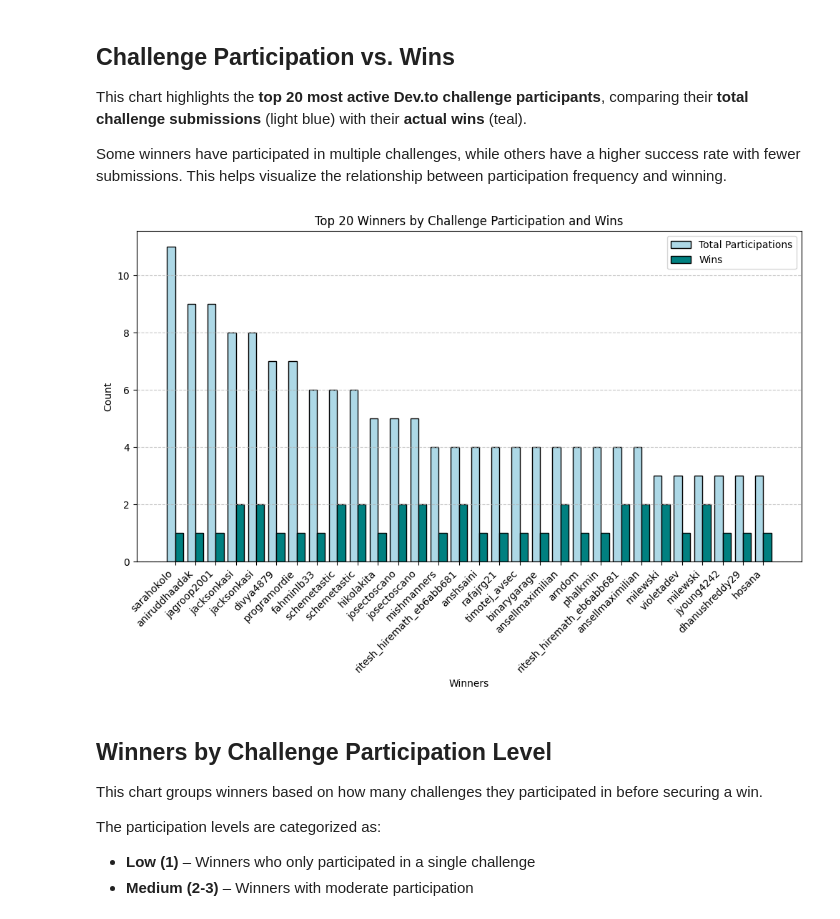
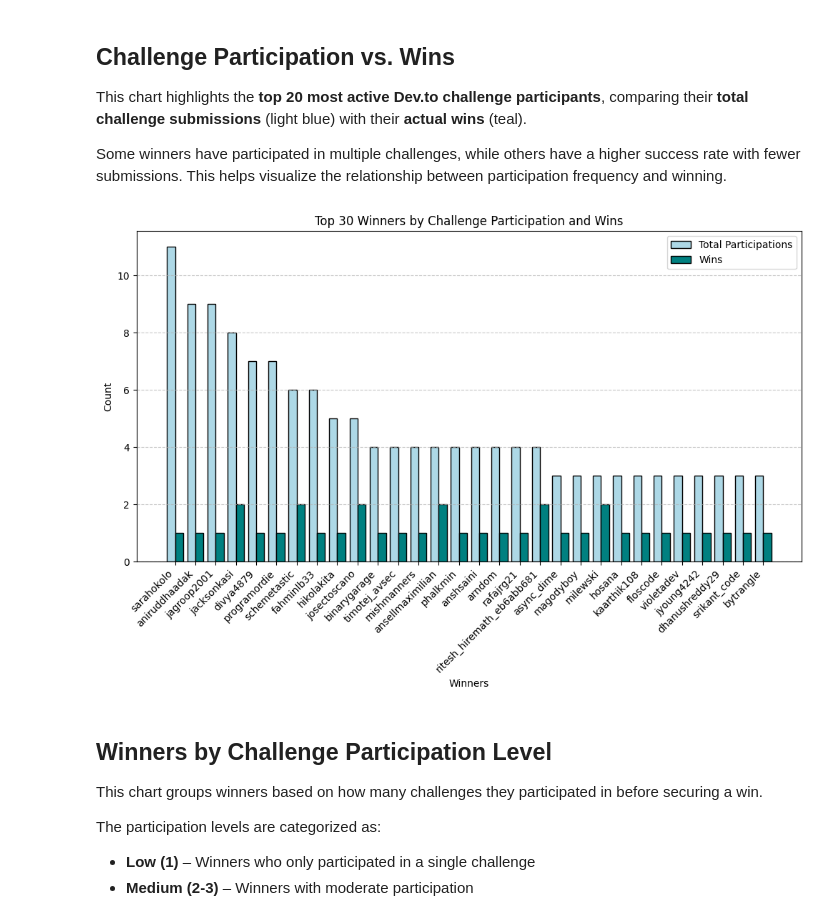
Before and after one commit to olgazju/blog_dev_to_audience_analyzer, a Jupyter notebook: dev-to-challenges.ipynb, the cells around one changed output. Cells and saved outputs as stored; diff of their text form; code cells hidden in the pictures.

```diff
--- a/dev-to-challenges.ipynb
+++ b/dev-to-challenges.ipynb
@@ -244,6 +244,12 @@ To focus on meaningful contributions, we filter out articles with a reading time
 The distribution of winners across these categories is visualized using both a horizontal bar chart and a donut chart.
 # %%
 filtered_winners_data = scraped_winners_data.copy()
+
+# Merge duplicate winners: Convert `challenge_tag` into a list of unique tags per winner, keep the first occurrence of all other columns
+filtered_winners_data = filtered_winners_data.groupby("username", as_index=False).agg({
+    "challendge_tag": lambda tags: list(set(tags)),  # Convert challenge_tag into a list of unique challenge tags
+    **{col: "first" for col in filtered_winners_data.columns if col != "challendge_tag"}  # Keep the first occurrence for all other columns
+})
 
 # Function to filter out articles with reading time ≤ 1 minute
 def filter_articles(row):
@@ -367,38 +373,39 @@ This chart highlights the **top 20 most active Dev.to challenge participants**,
 
 Some winners have participated in multiple challenges, while others have a higher success rate with fewer submissions. This helps visualize the relationship between participation frequency and winning.
 # %%
+extended_scrapped_winners_copy_df = filtered_winners_data.copy()
+
 # Count how many times each winner participated in challenges (based on #devchallenge and specific challenge tags)
-extended_scrapped_winners_copy_df = filtered_winners_data.copy()
 def count_participations(row):
     return sum(1 for tag_list in row['tags'] if 'devchallenge' in tag_list)
 
 extended_scrapped_winners_copy_df['challenge_participations'] = extended_scrapped_winners_copy_df.apply(count_participations, axis=1)
 
-# Count how many times each winner actually won a challenge
-winner_counts = extended_scrapped_winners_copy_df['username'].value_counts()
-extended_scrapped_winners_copy_df['challenge_wins'] = extended_scrapped_winners_copy_df['username'].map(winner_counts)
+# Count how many times each winner actually won a challenge (after merging duplicates)
+extended_scrapped_winners_copy_df['challenge_wins'] = extended_scrapped_winners_copy_df['challendge_tag'].apply(len)
 
+# Sort by challenge participation
 df_sorted = extended_scrapped_winners_copy_df.sort_values(by='challenge_participations', ascending=False).head(30)
 
 bar_width = 0.4
 indices = np.arange(len(df_sorted))
 
 plt.figure(figsize=(12, 6))
 plt.bar(indices, df_sorted['challenge_participations'], width=bar_width, label='Total Participations',
         color='lightblue', edgecolor='black')
 plt.bar(indices + bar_width, df_sorted['challenge_wins'], width=bar_width, label='Wins',
         color='teal', edgecolor='black')
 
 plt.xlabel("Winners")
 plt.ylabel("Count")
-plt.title("Top 20 Winners by Challenge Participation and Wins")
+plt.title("Top 30 Winners by Challenge Participation and Wins")
 plt.xticks(indices + bar_width / 2, df_sorted['username'], rotation=45, ha="right")
 plt.legend()
 plt.grid(axis='y', linestyle='--', alpha=0.7)
 
 plt.show()
 # %% [output]
-[figure, old version]
+[figure, new version]
 # %% [markdown]
 ## Winners by Challenge Participation Level
 
```
Also changed, not shown: parts of 28 cells of this notebook, 1 other file.
